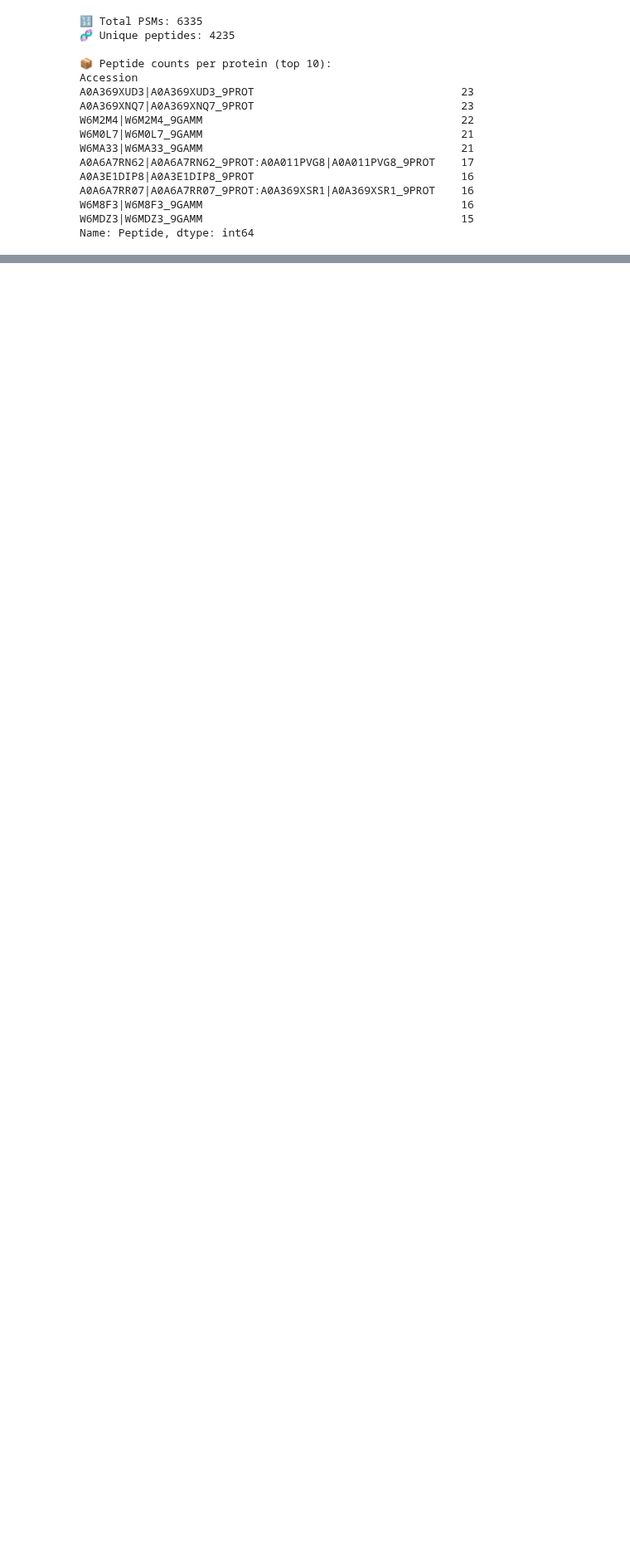
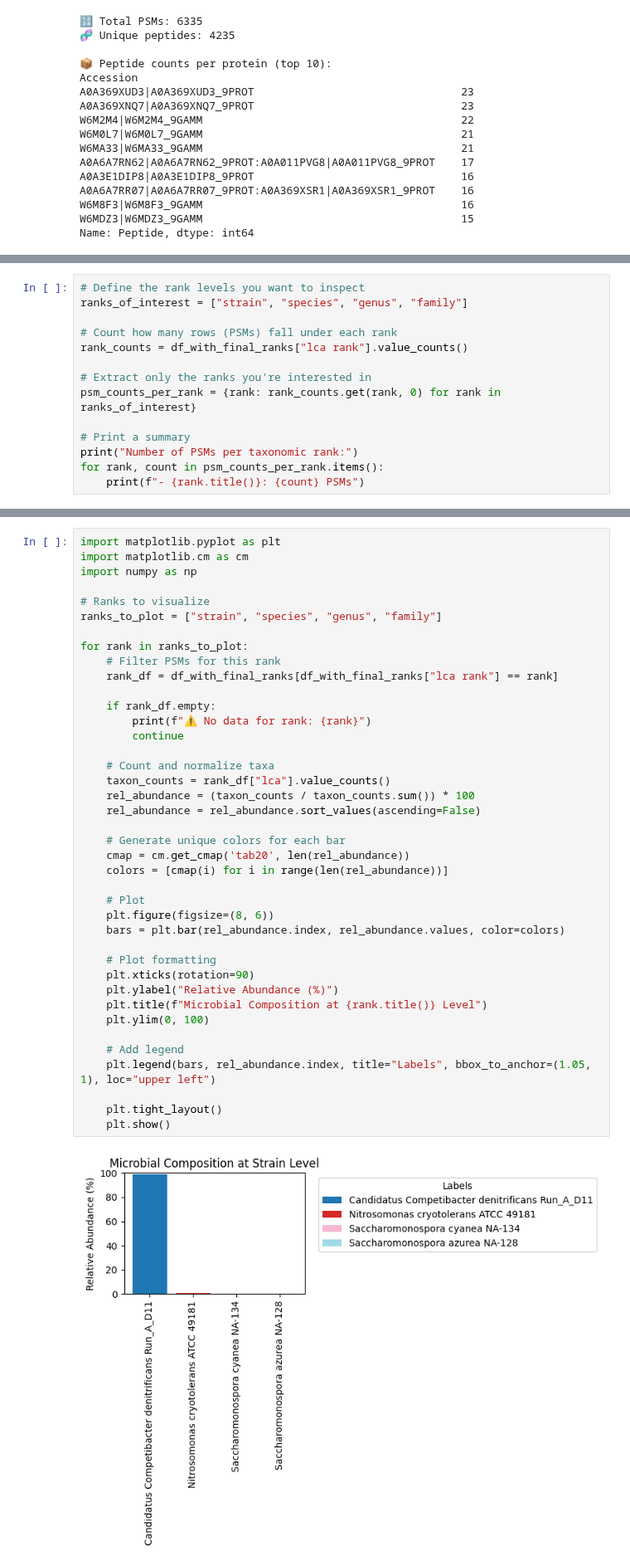
Before and after one commit to Asciilator/Peptide_identification_with_custom_database, a Jupyter notebook: db_results_analysis.ipynb, the cells around one changed output, grey strips where cells are left out. Shown at 83% size. Cells and saved outputs as stored; diff of their text form; blank space fills up the shorter version.

```diff
--- a/db_results_analysis.ipynb
+++ b/db_results_analysis.ipynb
@@ -419,3 +419,17 @@ print(f"- % with LCA rank: {n_with_lca_rank / total_rows:.2%}")
 - Rows with LCA rank: 6127
 - % with Taxon ID: 96.34%
 - % with LCA rank: 96.72%
+# %%
+# Define the rank levels you want to inspect
+ranks_of_interest = ["strain", "species", "genus", "family"]
+
+# Count how many rows (PSMs) fall under each rank
+rank_counts = df_with_final_ranks["lca rank"].value_counts()
+
+# Extract only the ranks you're interested in
+psm_counts_per_rank = {rank: rank_counts.get(rank, 0) for rank in ranks_of_interest}
+
+# Print a summary
+print("Number of PSMs per taxonomic rank:")
+for rank, count in psm_counts_per_rank.items():
+    print(f"- {rank.title()}: {count} PSMs")
@@ -421,0 +442,42 @@ print(f"- % with LCA rank: {n_with_lca_rank / total_rows:.2%}")
+# %%
+import matplotlib.pyplot as plt
+import matplotlib.cm as cm
+import numpy as np
+
+# Ranks to visualize
+ranks_to_plot = ["strain", "species", "genus", "family"]
+
+for rank in ranks_to_plot:
+    # Filter PSMs for this rank
+    rank_df = df_with_final_ranks[df_with_final_ranks["lca rank"] == rank]
+
+    if rank_df.empty:
+        print(f"⚠️ No data for rank: {rank}")
+        continue
+
+    # Count and normalize taxa
+    taxon_counts = rank_df["lca"].value_counts()
+    rel_abundance = (taxon_counts / taxon_counts.sum()) * 100
+    rel_abundance = rel_abundance.sort_values(ascending=False)
+
+    # Generate unique colors for each bar
+    cmap = cm.get_cmap('tab20', len(rel_abundance))
+    colors = [cmap(i) for i in range(len(rel_abundance))]
+
+    # Plot
+    plt.figure(figsize=(8, 6))
+    bars = plt.bar(rel_abundance.index, rel_abundance.values, color=colors)
+
+    # Plot formatting
+    plt.xticks(rotation=90)
+    plt.ylabel("Relative Abundance (%)")
+    plt.title(f"Microbial Composition at {rank.title()} Level")
+    plt.ylim(0, 100)
+
+    # Add legend
+    plt.legend(bars, rel_abundance.index, title="Labels", bbox_to_anchor=(1.05, 1), loc="upper left")
+
+    plt.tight_layout()
+    plt.show()
+# %% [output]
+[figure, added]
```
Also changed, not shown: parts of 4 cells of this notebook.
